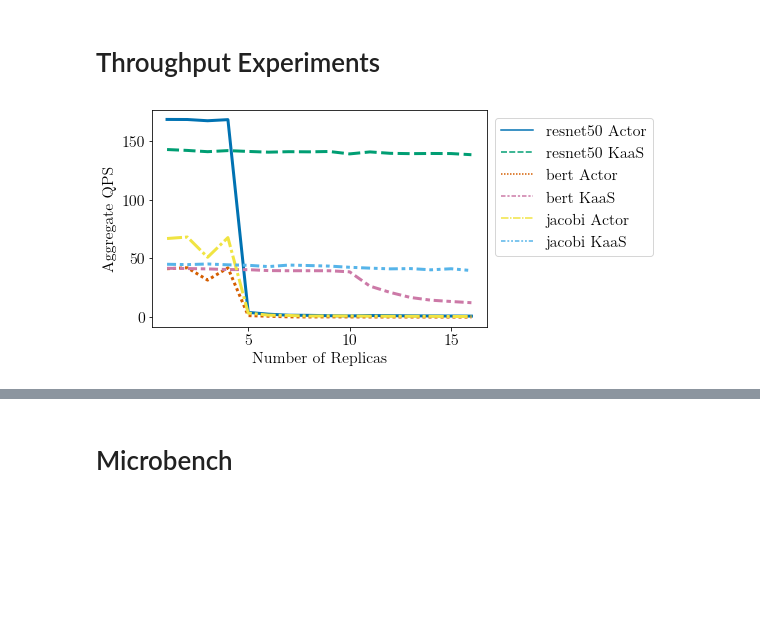
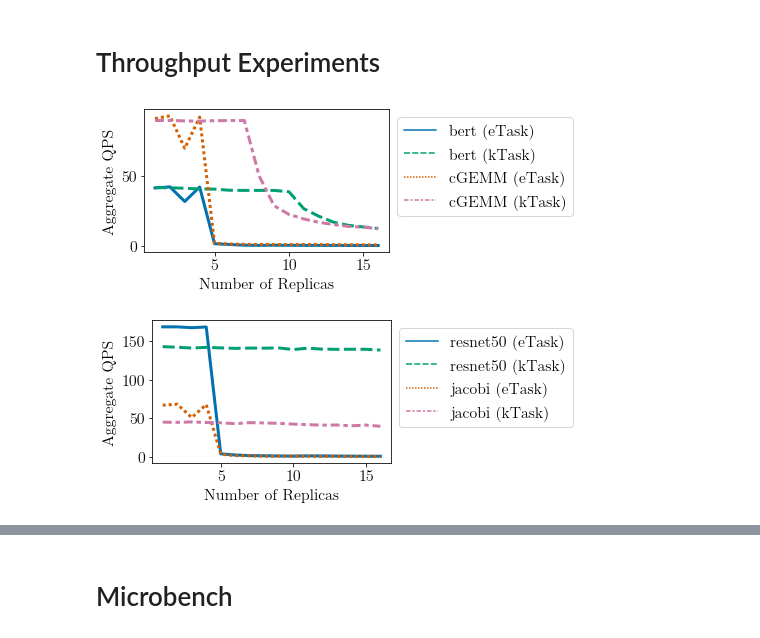
Before and after one commit to NathanTP/kaasBenchmarks, a Jupyter notebook: inference/analysis/analysis.ipynb, the cells around one changed output, grey strips where cells are left out. Cells and saved outputs as stored; diff of their text form; code cells hidden in the pictures; blank space fills up the shorter version.

```diff
--- a/inference/analysis/analysis.ipynb
+++ b/inference/analysis/analysis.ipynb
@@ -134,0 +209,24 @@ plotCDFs(cdfData.keys(), cdfData.values(), title="Resnet 50 CDF")
+# %%
+# scale = 2
+# configs = [
+#     ('complexCutlassGemm', 'tvm', scale, False),
+#     ('complexCutlassGemm', 'kaas', scale, False)
+# ]
+# configs = [
+#     ('bert', 'tvm', scale, False),
+#     ('bert', 'kaas', scale, False),
+#     ('jacobi', 'tvm', scale, False),
+#     ('jacobi', 'kaas', scale, False),
+# ]
+# cdfData = loadCDFExps(configs)
+# plotCDFs(list(cdfData.keys()), cdfData.values())
+# jacobiCDFPlot = plotOneModelCDF('jacobi', [4, 5, 16])
+# cgemmCDFPlot = plotOneModelCDF('complexCutlassGemm', [4, 5, 16])
+
+resnetCDFPlots = plotOneModelCDF('resnet50', [4, 5, 16])
+for scale, plot in resnetCDFPlots:
+    plot.figure.savefig(f"figs/cdfResnet{scale}.png", dpi=300, bbox_inches='tight')
+
+bertCDFPlots = plotOneModelCDF('bert', [4, 5, 16])
+for scale, plot in bertCDFPlots:
+    plot.figure.savefig(f"figs/cdfBert{scale}.png", dpi=300, bbox_inches='tight')
@@ -158,23 +263,26 @@ def plotOnline(lats, title=""):
 def plotThroughput(dfs, title=""):
     cleanDfs = []
     for name, wlDf in dfs.items():
-        cleanDfs.append(wlDf.rename({"KaaS": f"{name} KaaS", "Actor": f"{name} Actor"}, axis=1))
+        cleanDfs.append(wlDf.rename({kaasName: f"{name} ({kaasName})", baselineName: f"{name} ({baselineName})"}, axis=1))
     pltDf = pd.concat(cleanDfs)
-    plot = seaborn.lineplot(data=pltDf, linewidth=3)
+    fig, ax = plt.subplots(figsize=(7,3))
+#     with seaborn.plotting_context("notebook", font_scale=1.5):
+    plot = seaborn.lineplot(data=pltDf, linewidth=3, ax=ax)
     plot.set_ylabel("Aggregate QPS")
     plot.set_xlabel("Number of Replicas")
     plot.tick_params(axis='x', labelrotation=0)
-    plot.legend(bbox_to_anchor=(1,1))
+    plot.legend(loc='upper left', bbox_to_anchor=(1,1))
+#         plot.legend()
     return plot
 # %%
-plot = plotThroughput(thrResults)
-# plot = plotThroughput({ k: v for k, v in thrResults.items() if k in ['bert', 'jacobi']})
-# plot = plotThroughput({ k: v for k, v in thrResults.items() if k in ['resnet50']})
-plot.figure.savefig("figs/offlineResults.png", dpi=300, bbox_inches='tight')
-# resnetPlt = plotThroughput(resnetDf)
-# bertPlt = plotThroughput(bertDf)
+# plot = plotThroughput(thrResults)
 
-# resnetPlt.figure.savefig("resnetOffline.png", dpi=300, bbox_inches='tight')
-# bertPlt.figure.savefig("bertOffline.png", dpi=300, bbox_inches='tight')
+plotBig = plotThroughput({ k: v for k, v in thrResults.items() if k in ['bert', 'cGEMM']})
+plotBig.figure.savefig("figs/throughputHighMem.png", dpi=300, bbox_inches='tight')
 # %% [output]
-[figure, old version]
+[figure, new version]
+# %%
+plotSmall = plotThroughput({ k: v for k, v in thrResults.items() if k in ['resnet50', 'jacobi']})
+plotSmall.figure.savefig("figs/throughputLowMem.png", dpi=300, bbox_inches='tight')
+# %% [output]
+[figure, added]
```
Also changed, not shown: parts of 16 cells of this notebook, 3 other files.
